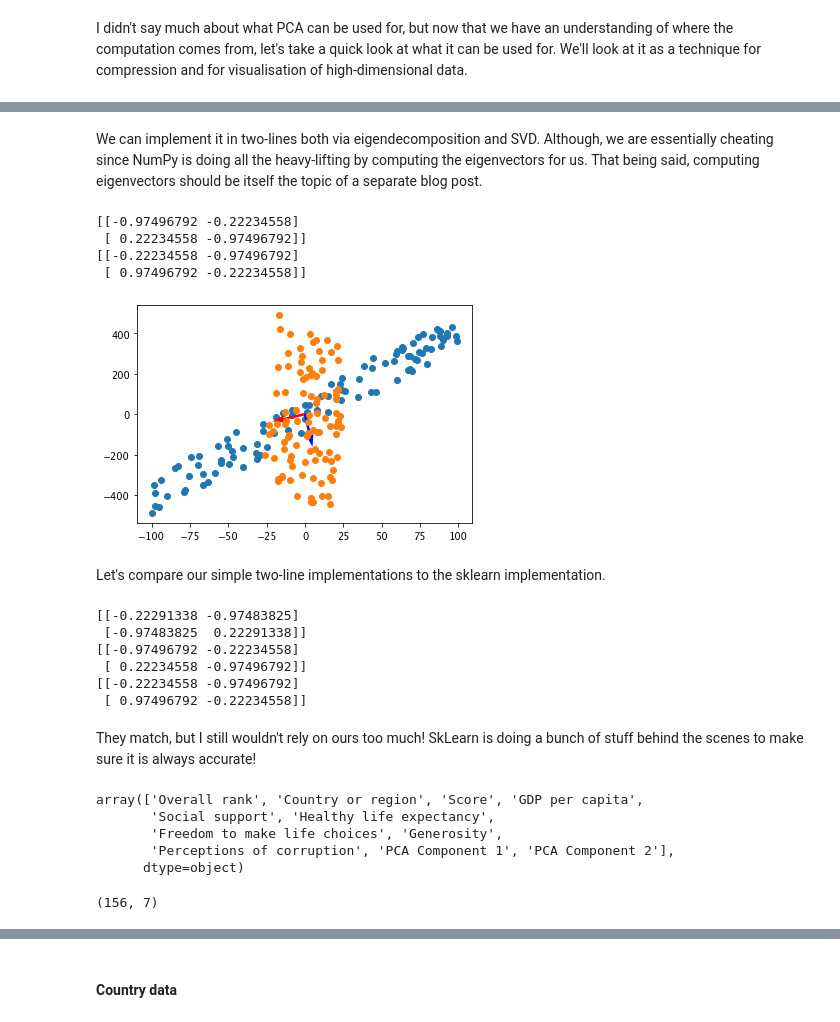
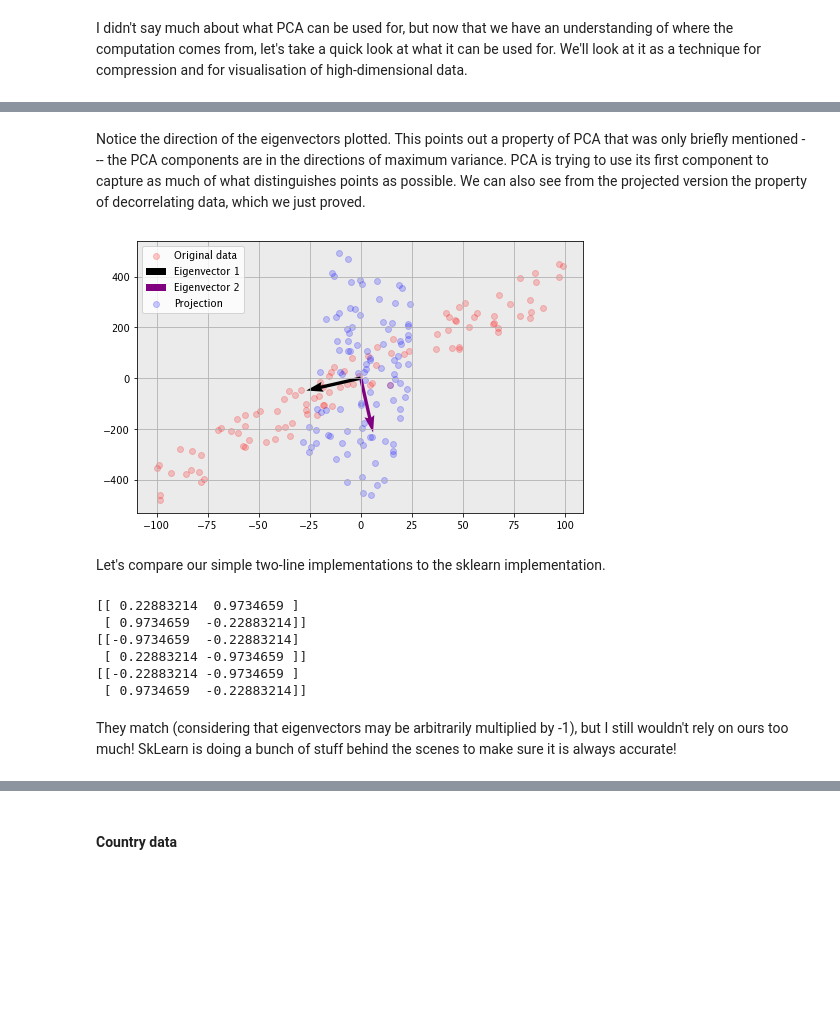
Before and after one commit to ymohamedahmed/blog-posts, a Jupyter notebook: pca/pca.ipynb, the cells around one changed output, grey strips where cells are left out. Drawn from its saved outputs; the diff is of its cells as text; code cells hidden in the pictures; blank space fills up the shorter version.

```diff
--- a/pca/pca.ipynb
+++ b/pca/pca.ipynb
@@ -180,5 +213,3 @@ def generate_noisy_line(gradient, N=100):
     X[:,0] = np.random.uniform(-100, 100, size=N)
     X[:,1] = (X[:,0]*gradient)+ np.random.uniform(-100, 100, size=N)
     return X
-# %% [markdown]
-We can implement it in two-lines both via eigendecomposition and SVD. Although, we are essentially cheating since NumPy is doing all the heavy-lifting by computing the eigenvectors for us. That being said, computing eigenvectors should be itself the topic of a separate blog post.
@@ -193,53 +216,41 @@ def pca_svd(X):
-# %%
-X = generate_noisy_line(4)
-_,eig_dec = pca_eig(X)
-_,svd_dec = pca_svd(X)
-plt.scatter(X[:,0], X[:,1])
-print(eig_dec)
-print(svd_dec)
-origin = [0,0]
-eig_vec1, eig_vec2 = eig_dec[0, :], eig_dec[1,:]
-plt.quiver(*origin, *eig_vec1, color=['r'], scale=10)
-plt.quiver(*origin, *eig_vec2, color=['b'], scale=10)
-rec = Z@eig_dec.T
-plt.scatter(Z[:,0], Z[:,1])
-plt.show()
-# %% [output]
-[[-0.97496792 -0.22234558]
- [ 0.22234558 -0.97496792]]
-[[-0.22234558 -0.97496792]
- [ 0.97496792 -0.22234558]]
-[figure, removed]
+# %% [markdown]
+Notice the direction of the eigenvectors plotted. This points out a property of PCA that was only briefly mentioned --- the PCA components are in the directions of maximum variance. PCA is trying to use its first component to capture as much of what distinguishes points as possible.
+We can also see from the projected version the property of decorrelating data, which we just proved.
+# %%
+X = generate_noisy_line(gradient=4)
+_,eigenvectors = pca_eig(X)
+
+# Use matrix multiplication '@' to find the projected versions
+Z = X@eig_dec
+# %%
+#  Ugly plotting code
+fig, ax = plt.subplots(figsize=(8,5))
+ax.set_facecolor((0.8,0.8,0.8, 0.4))
+ax.scatter(X[:,0], X[:,1], alpha=0.2, color='red',label="Original data")
+origin = [0,0]
+ax.quiver(*origin, *eig_dec[0, :], color='black', scale=8, label="Eigenvector 1")
+ax.quiver(*origin, *eig_dec[1, :], color='purple', scale=8, label="Eigenvector 2")
+ax.scatter(Z[:,0], Z[:,1], alpha=0.2,color='blue', label="Projection")
+ax.grid()
+ax.legend()
+plt.show()
+# %% [output]
+[figure, added]
 # %% [markdown]
 Let's compare our simple two-line implementations to the sklearn implementation.
 # %%
 # Our basic implementation vs. the sklearn implementation
 from sklearn.decomposition import PCA
-fitted = PCA().fit(X)
+fitted = PCA().fit(center(X))
 print(fitted.components_)
 print(pca_eig(X)[1])
 print(pca_svd(X)[1])
 # %% [output]
-[[-0.22291338 -0.97483825]
- [-0.97483825  0.22291338]]
-[[-0.97496792 -0.22234558]
- [ 0.22234558 -0.97496792]]
-[[-0.22234558 -0.97496792]
- [ 0.97496792 -0.22234558]]
+[[ 0.22883214  0.9734659 ]
+ [ 0.9734659  -0.22883214]]
+[[-0.9734659  -0.22883214]
+ [ 0.22883214 -0.9734659 ]]
+[[-0.22883214 -0.9734659 ]
+ [ 0.9734659  -0.22883214]]
 # %% [markdown]
-They match, but I still wouldn't rely on ours too much! SkLearn is doing a bunch of stuff behind the scenes to make sure it is always accurate!
+They match (considering that eigenvectors may be arbitrarily multiplied by -1), but I still wouldn't rely on ours too much! SkLearn is doing a bunch of stuff behind the scenes to make sure it is always accurate!
-# %%
-df.columns.values
-# %% [output]
-array(['Overall rank', 'Country or region', 'Score', 'GDP per capita',
-       'Social support', 'Healthy life expectancy',
-       'Freedom to make life choices', 'Generosity',
-       'Perceptions of corruption', 'PCA Component 1', 'PCA Component 2'],
-      dtype=object)
-# %%
-df = pd.read_csv("data/country-data.csv")
-df.head()
-X = df[df.columns[2:]].to_numpy()
-_, eigenvectors = pca_svd(X)
-# %% [output]
-(156, 7)
```
Also changed, not shown: parts of 48 cells of this notebook, 3 other files.
